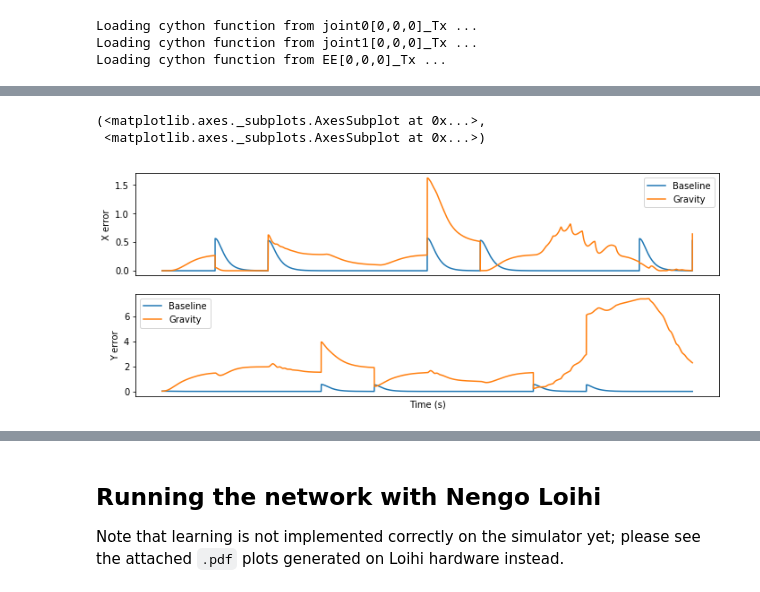
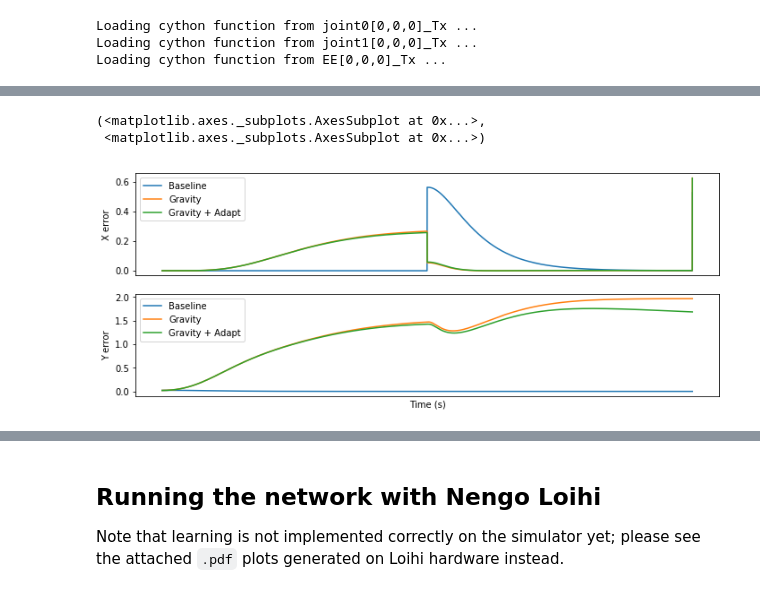
Before and after one commit to rachmadvwp/nengo-loihi, a Jupyter notebook: docs/examples/adaptive_motor_control.ipynb, the cells around one changed output, grey strips where cells are left out. Saved outputs shown, nothing was run; the diff lists cells and outputs as text; code cells hidden in the pictures.

```diff
--- a/docs/examples/adaptive_motor_control.ipynb
+++ b/docs/examples/adaptive_motor_control.ipynb
@@ -96,8 +168,9 @@ Loading cython function from EE[0,0,0]_Tx ...
 # %%
-with nengo.Simulator(model) as sim:
+arm_sim.reset()
+with nengo.Simulator(gravity_model) as sim:
     sim.run(runtime)
-baseline_t = sim.trange()
-baseline_data = sim.data
+gravity_t = sim.trange()
+gravity_data = sim.data
 # %% [output]
 HtmlProgressBar cannot be displayed. Please use the TerminalProgressBar. It can be enabled with `nengo.rc.set('progress', 'progress_bar', 'nengo.utils.progress.TerminalProgressBar')`.
 [interactive output not drawn]
@@ -159,0 +181,6 @@ with model:
+# %%
+gravity_error = calculate_error(gravity_model, gravity_data)
+plot_data(
+    [baseline_t, gravity_t],
+    [baseline_error, gravity_error],
+    ['Baseline', 'Gravity'])
@@ -160,9 +191,27 @@ with model:
+# %%
+def add_adaptation(model, learning_rate=1e-6):
+    with model:
+        # create ensemble to adapt to unmodeled dynamics
+        adapt = nengo.Ensemble(n_neurons=1000, dimensions=2, radius=np.sqrt(2))
+        scale_node = nengo.Node(
+            output=lambda t, x: robot_config.scaledown('q', x), size_in=2, size_out=2)
+        nengo.Connection(model.arm_node[:2], scale_node) # to send target info to ensemble
+        nengo.Connection(scale_node, adapt)
+
+        # connect ens to arm
+        learn_conn = nengo.Connection(adapt, model.arm_node[2:4],
+                                      function=lambda x: np.zeros(2),
+                                      learning_rule_type=nengo.PES(learning_rate),
+                                      synapse=0.05)
+        nengo.Connection(model.osc_node, learn_conn.learning_rule, transform=-1)
+    return model
+adapt_model = add_adaptation(add_gravity(build_baseline_model()))
 # %%
 arm_sim.reset()
-with nengo.Simulator(model) as sim:
+with nengo.Simulator(adapt_model) as sim:
     sim.run(runtime)
-gravity_t = sim.trange()
-gravity_data = sim.data
+adapt_t = sim.trange()
+adapt_data = sim.data
 # %% [output]
 HtmlProgressBar cannot be displayed. Please use the TerminalProgressBar. It can be enabled with `nengo.rc.set('progress', 'progress_bar', 'nengo.utils.progress.TerminalProgressBar')`.
 [interactive output not drawn]
@@ -172,11 +219,11 @@ HtmlProgressBar cannot be displayed. Please use the TerminalProgressBar. It can
 [interactive output not drawn]
 # %%
-gravity_error = calculate_error(gravity_data)
+adapt_error = calculate_error(adapt_model, adapt_data)
 plot_data(
-    [baseline_t, gravity_t],
-    [baseline_error, gravity_error],
-    ['Baseline', 'Gravity'])
+    [baseline_t, gravity_t, adapt_t],
+    [baseline_error, gravity_error, adapt_error],
+    ['Baseline', 'Gravity', 'Gravity + Adapt'])
 # %% [output]
 (<matplotlib.axes._subplots.AxesSubplot at 0x...>,
  <matplotlib.axes._subplots.AxesSubplot at 0x...>)
-[figure, old version]
+[figure, new version]
```
Also changed, not shown: parts of 20 cells of this notebook.
